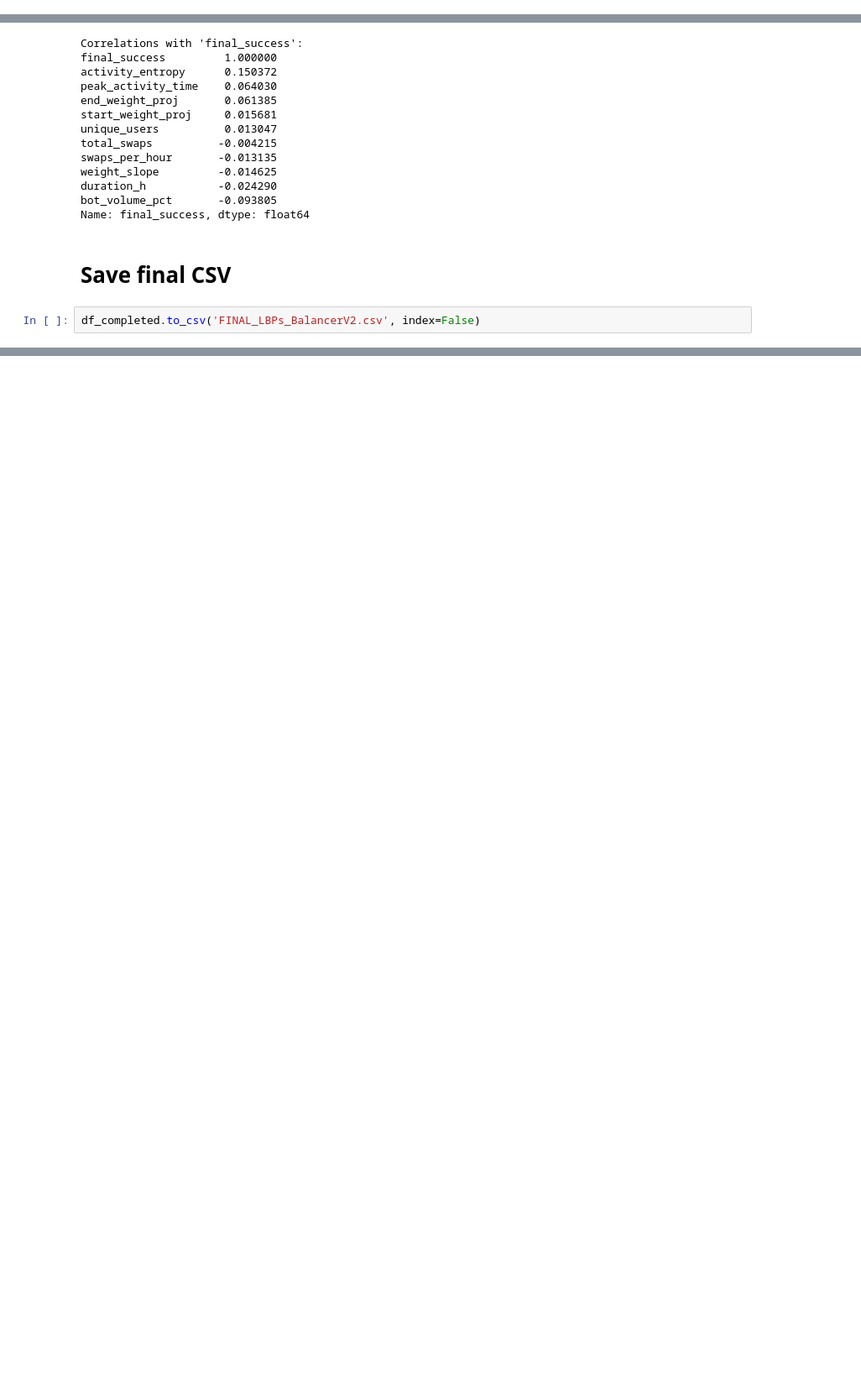
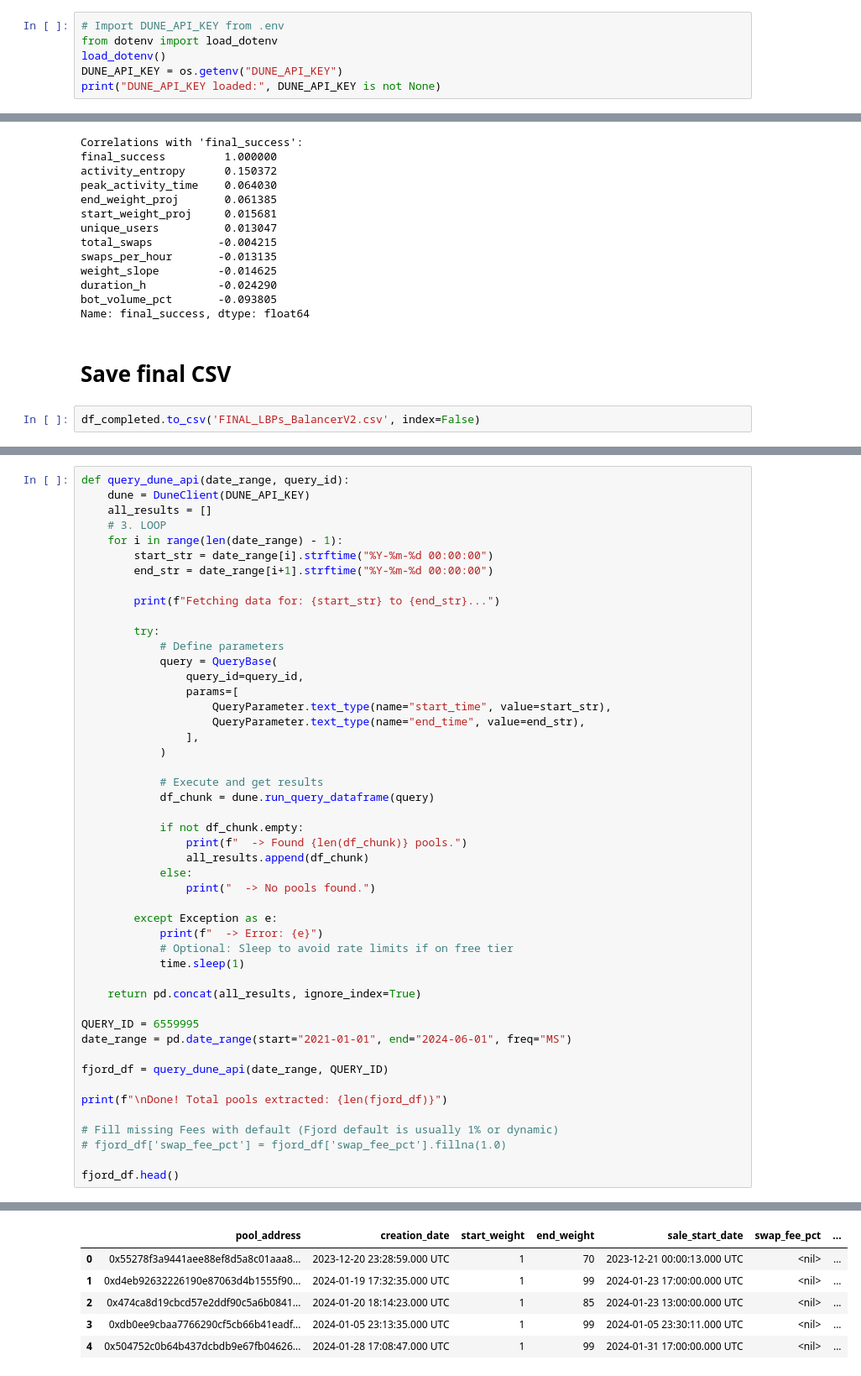
Before and after one commit to kaiquevalentim/fair-launch-analytics, a Jupyter notebook: analytics/dune_web_downloads/v2_csvs_formatting_and_merging.ipynb, the cells around one changed output, grey strips where cells are left out. Shown at 84% size. Cells and saved outputs as stored; diff of their text form; blank space fills up the shorter version.

Commit message:
Add: step-back to review the data engineering proccess after bad model performance by the data quality; New tables schema and download with Dune's API

```diff
--- a/analytics/v2_csvs_formatting_and_merging.ipynb
+++ b/analytics/dune_web_downloads/v2_csvs_formatting_and_merging.ipynb
@@ -33,3 +39,9 @@ import matplotlib.pyplot as plt
+# %%
+# Import DUNE_API_KEY from .env
+from dotenv import load_dotenv
+load_dotenv()
+DUNE_API_KEY = os.getenv("DUNE_API_KEY")
+print("DUNE_API_KEY loaded:", DUNE_API_KEY is not None)
 # %% [markdown]
 # Merge CSVs
 # %%
@@ -291,0 +432,49 @@ df_completed.to_csv('FINAL_LBPs_BalancerV2.csv', index=False)
+# %%
+def query_dune_api(date_range, query_id):
+    dune = DuneClient(DUNE_API_KEY)
+    all_results = []
+    # 3. LOOP
+    for i in range(len(date_range) - 1):
+        start_str = date_range[i].strftime("%Y-%m-%d 00:00:00")
+        end_str = date_range[i+1].strftime("%Y-%m-%d 00:00:00")
+
+        print(f"Fetching data for: {start_str} to {end_str}...")
+
+        try:
+            # Define parameters
+            query = QueryBase(
+                query_id=query_id,
+                params=[
+                    QueryParameter.text_type(name="start_time", value=start_str),
+                    QueryParameter.text_type(name="end_time", value=end_str),
+                ],
+            )
+
+            # Execute and get results
+            df_chunk = dune.run_query_dataframe(query)
+
+            if not df_chunk.empty:
+                print(f"  -> Found {len(df_chunk)} pools.")
+                all_results.append(df_chunk)
+            else:
+                print("  -> No pools found.")
+
+        except Exception as e:
+            print(f"  -> Error: {e}")
+            # Optional: Sleep to avoid rate limits if on free tier
+            time.sleep(1)
+
+    return pd.concat(all_results, ignore_index=True)
+
+QUERY_ID = 6559995
+date_range = pd.date_range(start="2021-01-01", end="2024-06-01", freq="MS")
+
+fjord_df = query_dune_api(date_range, QUERY_ID)
+
+print(f"\nDone! Total pools extracted: {len(fjord_df)}")
+
+# Fill missing Fees with default (Fjord default is usually 1% or dynamic)
+# fjord_df['swap_fee_pct'] = fjord_df['swap_fee_pct'].fillna(1.0)
+
+fjord_df.head()
+# %% [output]
@@ -291,0 +498,6 @@ df_completed.to_csv('FINAL_LBPs_BalancerV2.csv', index=False)
+|  | pool_address | creation_date | start_weight | end_weight | sale_start_date | swap_fee_pct | ... |
+| 0 | 0x55278f3a9441aee88ef8d5a8c01aaa8... | 2023-12-20 23:28:59.000 UTC | 1 | 70 | 2023-12-21 00:00:13.000 UTC | <nil> | ... |
+| 1 | 0xd4eb92632226190e87063d4b1555f90... | 2024-01-19 17:32:35.000 UTC | 1 | 99 | 2024-01-23 17:00:00.000 UTC | <nil> | ... |
+| 2 | 0x474ca8d19cbcd57e2ddf90c5a6b0841... | 2024-01-20 18:14:23.000 UTC | 1 | 85 | 2024-01-23 13:00:00.000 UTC | <nil> | ... |
+| 3 | 0xdb0ee9cbaa7766290cf5cb66b41eadf... | 2024-01-05 23:13:35.000 UTC | 1 | 99 | 2024-01-05 23:30:11.000 UTC | <nil> | ... |
+| 4 | 0x504752c0b64b437dcbdb9e67fb04626... | 2024-01-28 17:08:47.000 UTC | 1 | 99 | 2024-01-31 17:00:00.000 UTC | <nil> | ... |
```
Also changed, not shown: parts of 23 cells of this notebook, 12 other files.
